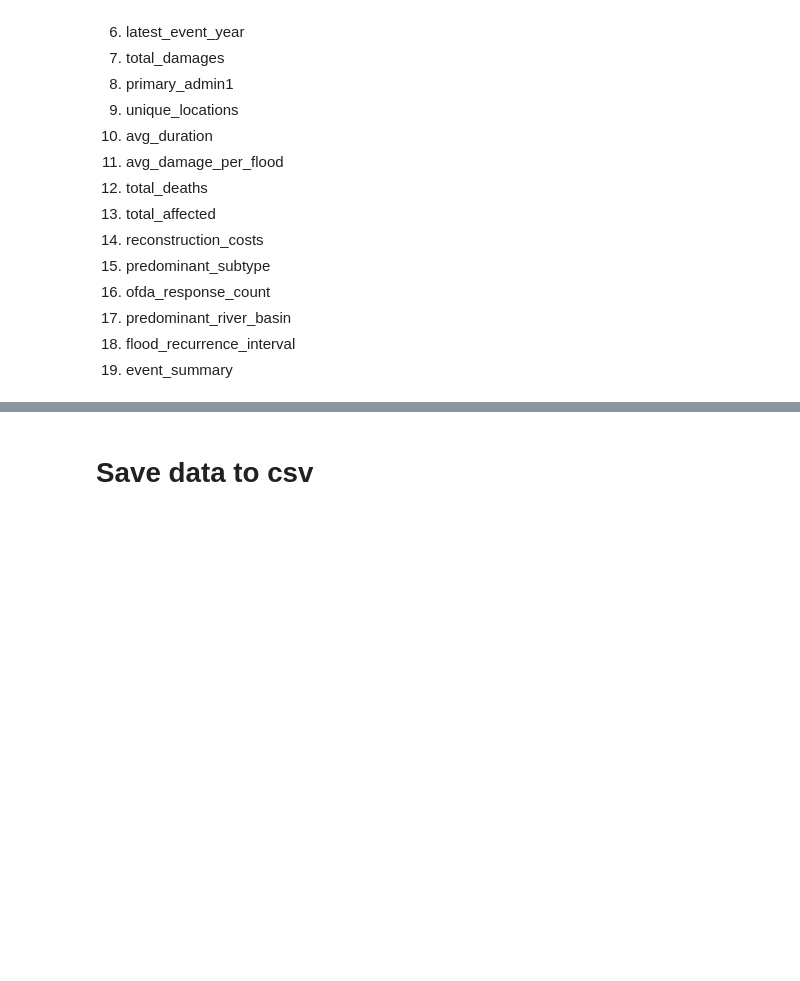
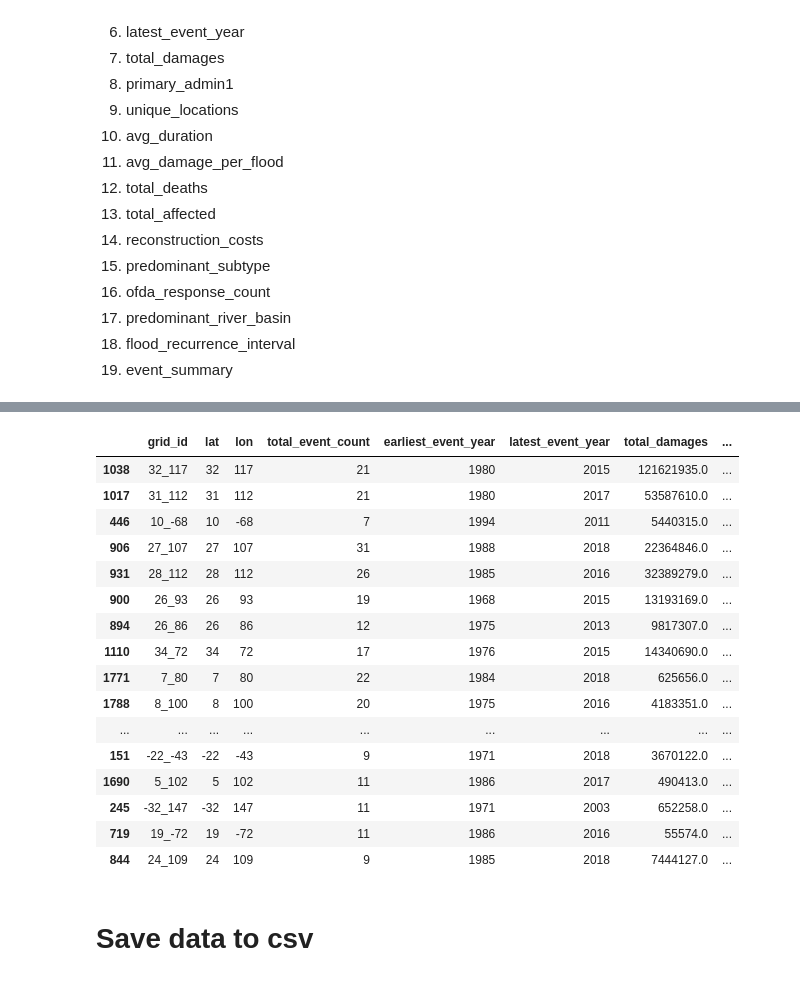
Before and after one commit to cynthiazeng/mml_flood, a Jupyter notebook: ui/data_processing_summary.ipynb, the cells around one changed output, grey strips where cells are left out. Drawn from its saved outputs; the diff is of its cells as text; code cells hidden in the pictures; blank space fills up the shorter version.

```diff
--- a/ui/data_processing_summary.ipynb
+++ b/ui/data_processing_summary.ipynb
@@ -89,12 +118,7 @@ Flood Events Shape: (4274, 39)
-# %%
-# Create grid_id from GDIS coordinates
-flood_df['lat_grid'] = flood_df['latitude'].round().astype(int)
-flood_df['lon_grid'] = flood_df['longitude'].round().astype(int)
-flood_df['grid_id'] = flood_df['lat_grid'].astype(str) + "_" + flood_df['lon_grid'].astype(str)
-
-# Central coordinates for each grid cell
-flood_df['central_lat'] = flood_df['lat_grid']
-flood_df['central_lon'] = flood_df['lon_grid']
+# %%
+# Central coordinates for each grid cell
+flood_df['lat'] = flood_df['lat_grid']
+flood_df['lon'] = flood_df['lon_grid']
 # %%
 def compute_duration(row):
     try:
@@ -172,9 +194,10 @@ aggregated = flood_df.groupby('grid_id').agg(
     earliest_event_year = ('year', 'min'),
     latest_event_year = ('year', 'max'),
     total_damages = ("Total Damages, Adjusted ('000 US$)", 'sum'),
-    central_lat = ('central_lat', 'first'),
-    central_lon = ('central_lon', 'first'),
+    lat = ('lat', 'first'),
+    lon = ('lon', 'first'),
     primary_admin1 = ('adm1', lambda x: x.mode().iloc[0] if not x.mode().empty else np.nan),
+    # country = ('hist_country', lambda x: x.dropna().iloc[0] if not x.dropna().empty else np.nan),
     unique_locations = ('location', lambda x: ', '.join(sorted(x.unique()))),
     avg_duration = ('duration', 'mean'),
     total_deaths = ('Total Deaths', 'sum') if 'Total Deaths' in flood_df.columns else (lambda x: np.nan),
@@ -243,7 +266,7 @@ aggregated['avg_damage_per_flood'] = aggregated.apply(
  18. flood_recurrence_interval
  19. event_summary
 # %%
-final_columns = ['grid_id', 'central_lat', 'central_lon', 'total_event_count',
+final_columns = ['grid_id', 'lat', 'lon', 'total_event_count',
                  'earliest_event_year', 'latest_event_year',
                  'total_damages', 'primary_admin1', 'unique_locations', 'avg_duration',
                  'avg_damage_per_flood', 'total_deaths', 'total_affected',
@@ -274,3 +298,62 @@ print(final_df.head())
+# %%
+#compute an overall 'hazard score' based on damage, deaths and frequency
+df = final_df.copy()
+
+# Step 1: Min-max normalization (ignoring NaN)
+df['count_norm'] = (df['total_event_count'] - df['total_event_count'].min()) / (df['total_event_count'].max() - df['total_event_count'].min())
+df['deaths_norm'] = (df['total_deaths'] - df['total_deaths'].min()) / (df['total_deaths'].max() - df['total_deaths'].min())
+df['damages_norm'] = (df['total_damages'] - df['total_damages'].min()) / (df['total_damages'].max() - df['total_damages'].min())
+
+# Step 2: Handle missing values
+df['count_present'] = ~df['total_event_count'].isna()
+df['deaths_present'] = ~df['total_deaths'].isna()
+df['damages_present'] = ~df['total_damages'].isna()
+
+# Step 3: Determine dynamic weights
+df['num_present'] = df[['count_present', 'deaths_present', 'damages_present']].sum(axis=1)
+
+# Assign weights dynamically
+df['count_weight'] = df['count_present'] / df['num_present']
+df['deaths_weight'] = df['deaths_present'] / df['num_present']
+df['damages_weight'] = df['damages_present'] / df['num_present']
+
+# Fill NA with 0 for Norms
+df['count_norm'] = df['count_norm'].fillna(0)
+df['deaths_norm'] = df['deaths_norm'].fillna(0)
+df['damages_norm'] = df['damages_norm'].fillna(0)
+
+# Step 4: Compute severity score dynamically
+df['severity_score'] = (
+df['count_norm'] * df['count_weight'] +
+df['deaths_norm'] * df['deaths_weight'] +
+df['damages_norm'] * df['damages_weight'])
+
+#drop those cols
+df= df.drop(df.filter(regex='norm|weight|present').columns, axis=1)
+
+## TO DO: add our predicted risks as well -> TBD
+
+## TO DO: is min-max normalization the best?? -> @Luca can you think about this, using deaths, loss, count, to compute a severity score
+
+df.sort_values(by='severity_score', ascending=False).head(50)
+# %% [output]
+|  | grid_id | lat | lon | total_event_count | earliest_event_year | latest_event_year | total_damages | ... |
+| 1038 | 32_117 | 32 | 117 | 21 | 1980 | 2015 | 121621935.0 | ... |
+| 1017 | 31_112 | 31 | 112 | 21 | 1980 | 2017 | 53587610.0 | ... |
+| 446 | 10_-68 | 10 | -68 | 7 | 1994 | 2011 | 5440315.0 | ... |
+| 906 | 27_107 | 27 | 107 | 31 | 1988 | 2018 | 22364846.0 | ... |
+| 931 | 28_112 | 28 | 112 | 26 | 1985 | 2016 | 32389279.0 | ... |
+| 900 | 26_93 | 26 | 93 | 19 | 1968 | 2015 | 13193169.0 | ... |
+| 894 | 26_86 | 26 | 86 | 12 | 1975 | 2013 | 9817307.0 | ... |
+| 1110 | 34_72 | 34 | 72 | 17 | 1976 | 2015 | 14340690.0 | ... |
+| 1771 | 7_80 | 7 | 80 | 22 | 1984 | 2018 | 625656.0 | ... |
+| 1788 | 8_100 | 8 | 100 | 20 | 1975 | 2016 | 4183351.0 | ... |
+| ... | ... | ... | ... | ... | ... | ... | ... | ... |
+| 151 | -22_-43 | -22 | -43 | 9 | 1971 | 2018 | 3670122.0 | ... |
+| 1690 | 5_102 | 5 | 102 | 11 | 1986 | 2017 | 490413.0 | ... |
+| 245 | -32_147 | -32 | 147 | 11 | 1971 | 2003 | 652258.0 | ... |
+| 719 | 19_-72 | 19 | -72 | 11 | 1986 | 2016 | 55574.0 | ... |
+| 844 | 24_109 | 24 | 109 | 9 | 1985 | 2018 | 7444127.0 | ... |
 # %% [markdown]
 # Save data to csv
 # %%
```
Also changed, not shown: parts of 15 cells of this notebook, 4 other files.
